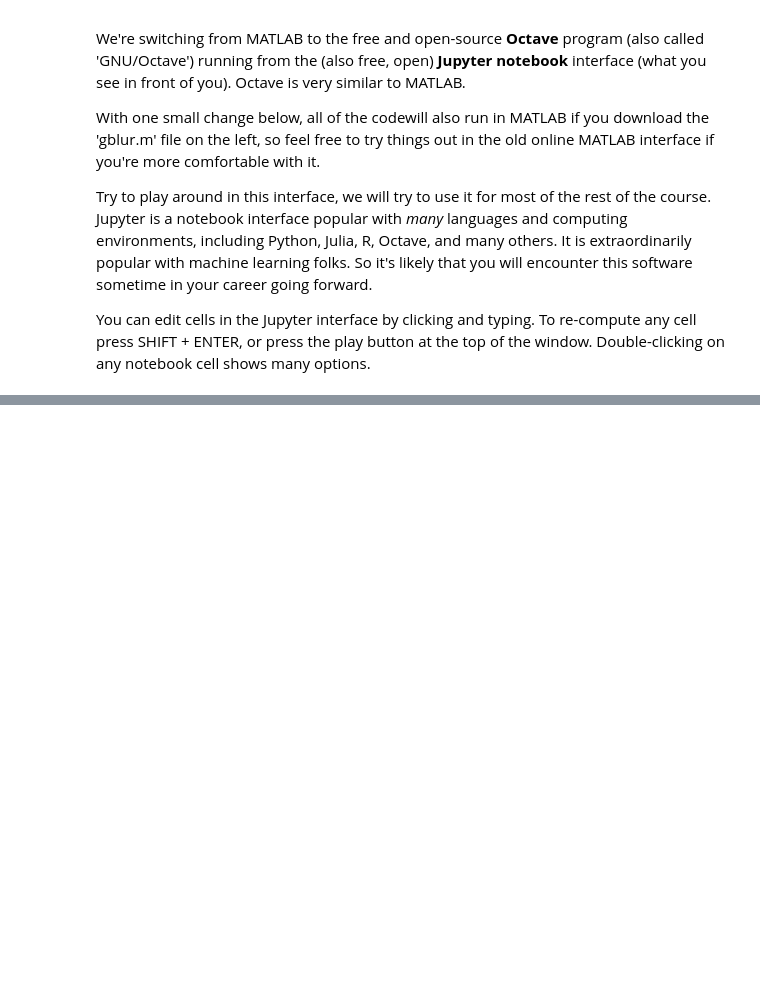
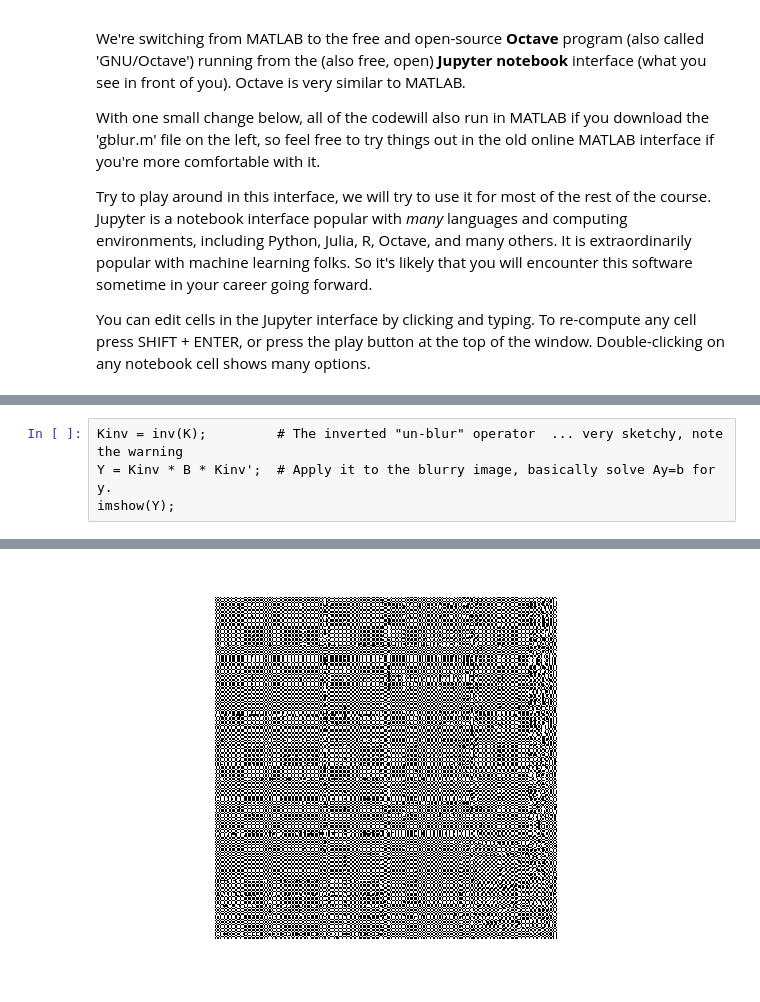
Before and after one commit to bwlewis/enr230-image-deblurring, a Jupyter notebook: index.ipynb, the cells around one changed output, grey strips where cells are left out. Drawn from its saved outputs; the diff is of its cells as text; blank space fills up the shorter version.

```diff
--- a/index.ipynb
+++ b/index.ipynb
@@ -36,0 +108,5 @@ imshow(X);
+# %%
+Kinv = inv(K);         # The inverted "un-blur" operator  ... very sketchy, note the warning
+Y = Kinv * B * Kinv';  # Apply it to the blurry image, basically solve Ay=b for y.
+imshow(Y);
+# %% [output]
@@ -36,0 +114 @@ imshow(X);
+[figure, added]
```
Also changed, not shown: parts of 13 cells of this notebook, 1 other file.
